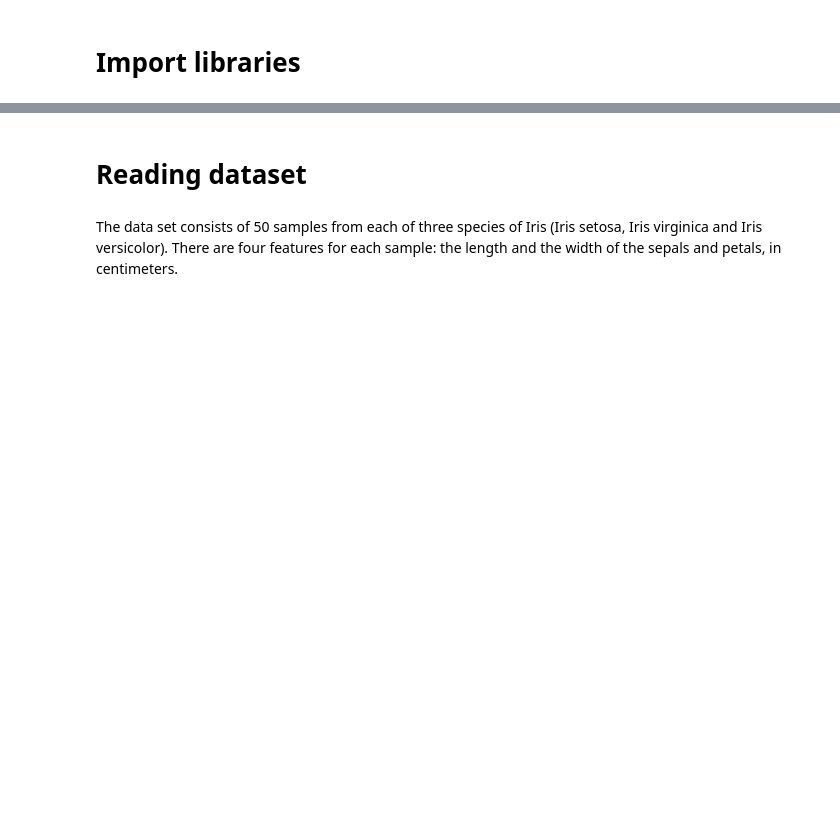
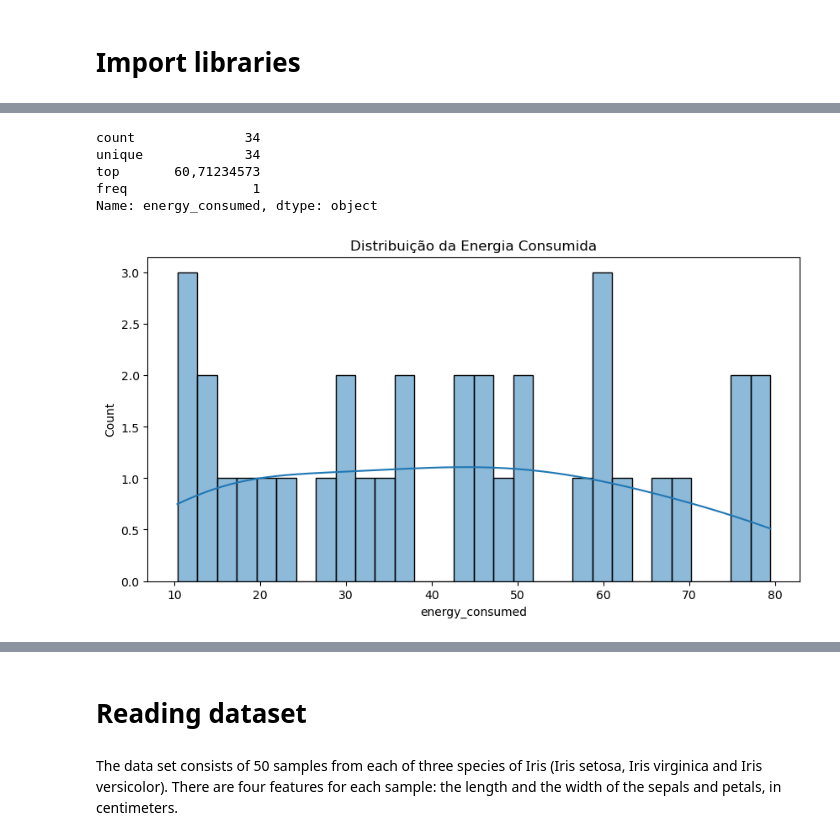
Before and after one commit to pedrorosa3/Projeto1-IoT-portatil, a Jupyter notebook: Projeto-IoT/cloud-Infrastructure-projeto/data/k_means_Iris.ipynb, the cells around one changed output, grey strips where cells are left out. Drawn from its saved outputs; the diff is of its cells as text; code cells hidden in the pictures; blank space fills up the shorter version.

```diff
--- a/Projeto-IoT/cloud-Infrastructure-projeto/data/k_means_Iris.ipynb
+++ b/Projeto-IoT/cloud-Infrastructure-projeto/data/k_means_Iris.ipynb
@@ -8,0 +49,29 @@ import plotly.graph_objects as go
+# %%
+# ==========================
+# 2. CHECK DATA QUALITY
+# ==========================
+df["energy_consumed"].describe()
+# %% [output]
+count              34
+unique             34
+top       60,71234573
+freq                1
+Name: energy_consumed, dtype: object
+# %%
+# ==========================
+# 3. PREPARE FEATURES
+# ==========================
+
+df["energy_consumed"] = df["energy_consumed"].astype(str).str.replace(",", ".")
+df["energy_consumed"] = df["energy_consumed"].astype(float)
+
+X = df[["energy_consumed"]]
+
+
+
+plt.figure(figsize=(10,5))
+sns.histplot(X["energy_consumed"], bins=30, kde=True)
+plt.title("Distribuição da Energia Consumida")
+plt.show()
+# %% [output]
+[figure, added]
```
Also changed, not shown: parts of 8 cells of this notebook, 41 other files.
